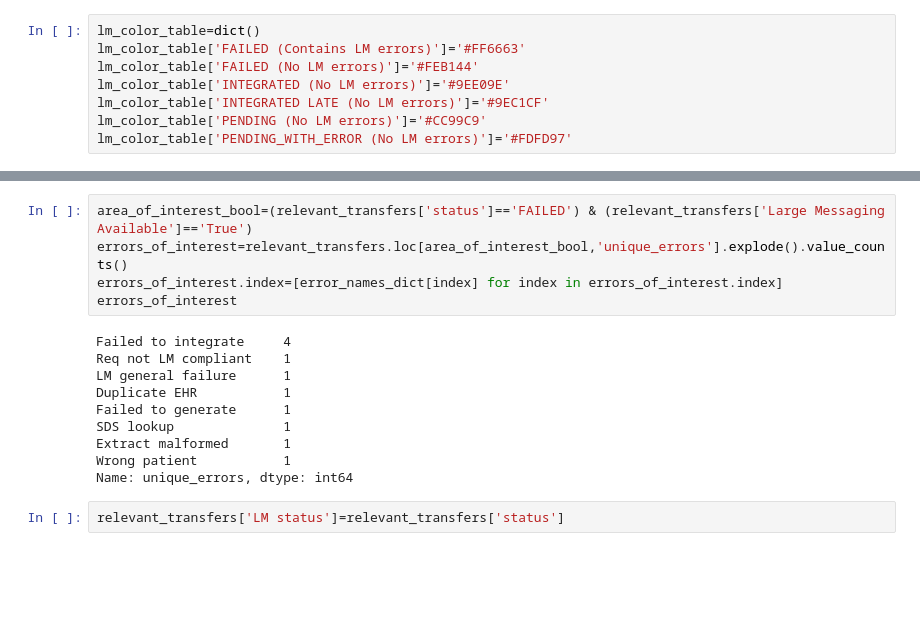
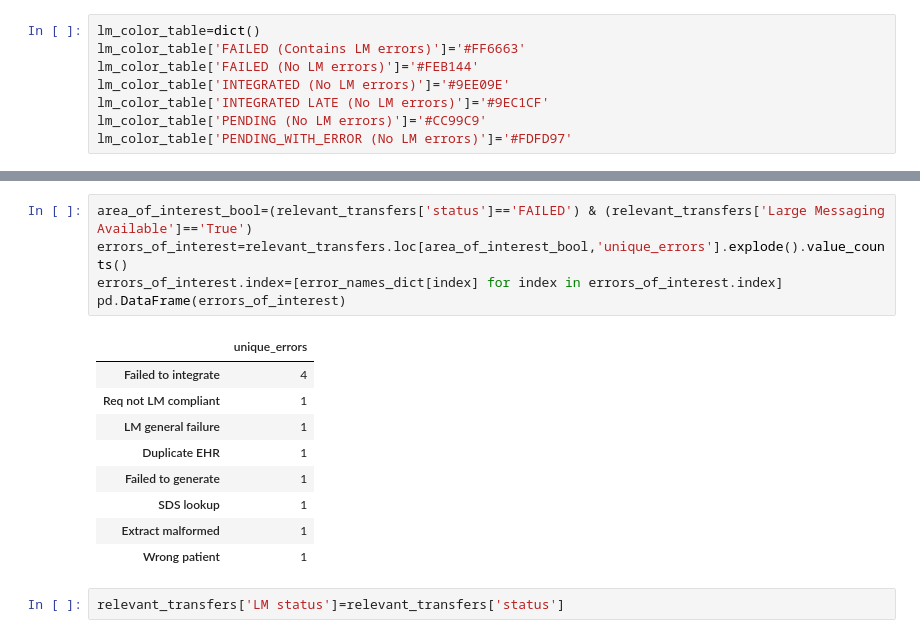
Before and after one commit to nhsconnect/prm-gp2gp-data-sandbox, a Jupyter notebook: notebooks/28-PRMT-1475--impact-LM-vision-practices.ipynb, the cells around one changed output, grey strips where cells are left out. Cells and saved outputs as stored; diff of their text form; blank space fills up the shorter version.

```diff
--- a/notebooks/28-PRMT-1475--impact-LM-vision-practices.ipynb
+++ b/notebooks/28-PRMT-1475--impact-LM-vision-practices.ipynb
@@ -252,18 +270,18 @@ graph_data=lm_error_status_table[['INTEGRATED (No LM errors)','INTEGRATED LATE (
 # %%
 area_of_interest_bool=(relevant_transfers['status']=='FAILED') & (relevant_transfers['Large Messaging Available']=='True')
 errors_of_interest=relevant_transfers.loc[area_of_interest_bool,'unique_errors'].explode().value_counts()
 errors_of_interest.index=[error_names_dict[index] for index in errors_of_interest.index]
-errors_of_interest
+pd.DataFrame(errors_of_interest)
 # %% [output]
-Failed to integrate     4
-Req not LM compliant    1
-LM general failure      1
-Duplicate EHR           1
-Failed to generate      1
-SDS lookup              1
-Extract malformed       1
-Wrong patient           1
-Name: unique_errors, dtype: int64
+|  | unique_errors |
+| Failed to integrate | 4 |
+| Req not LM compliant | 1 |
+| LM general failure | 1 |
+| Duplicate EHR | 1 |
+| Failed to generate | 1 |
+| SDS lookup | 1 |
+| Extract malformed | 1 |
+| Wrong patient | 1 |
 # %%
 relevant_transfers['LM status']=relevant_transfers['status']
 # %%
```
Also changed, not shown: parts of 8 cells of this notebook.
